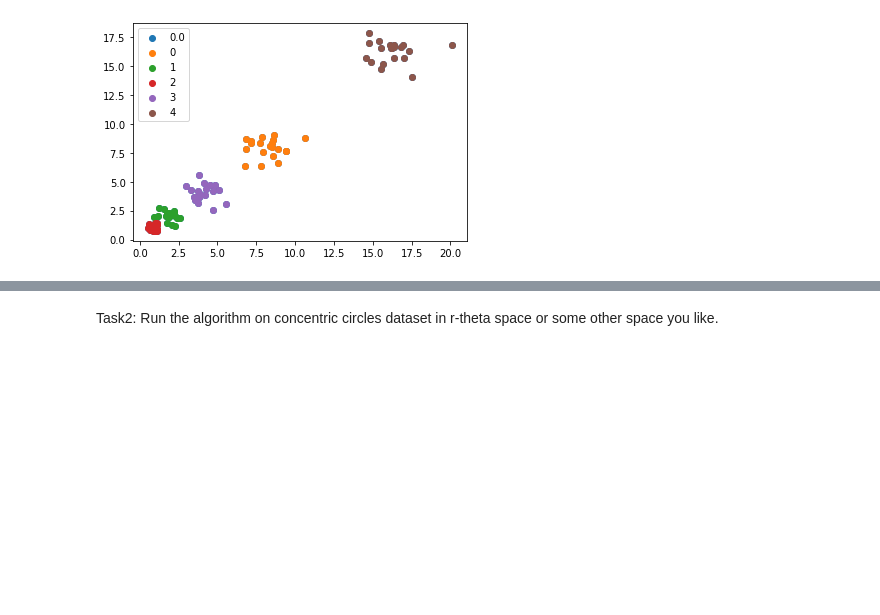
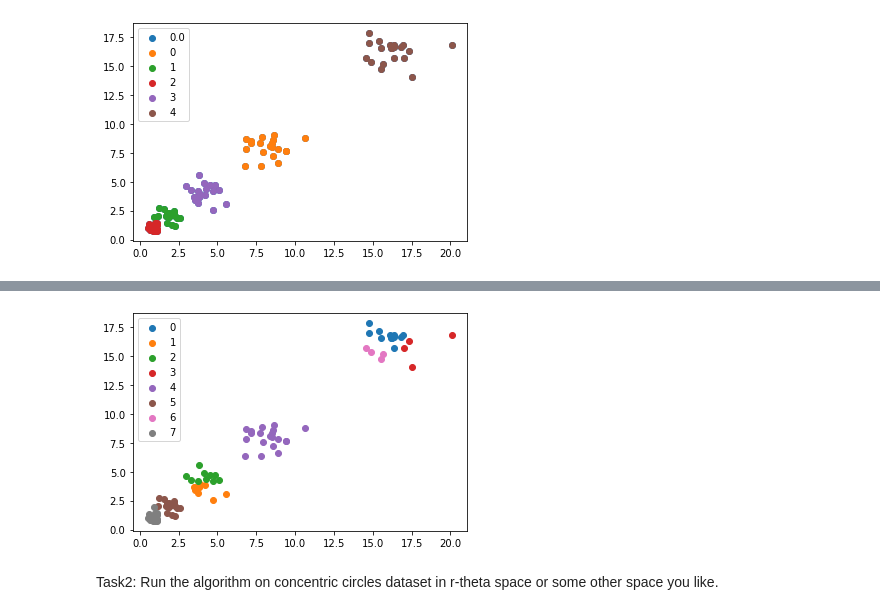
Before and after one commit to avani17101/CVIT-Workshop, a Jupyter notebook: day8/afternoon/kMeans.ipynb, the cells around one changed output, grey strips where cells are left out. Cells and saved outputs as stored; diff of their text form; code cells hidden in the pictures; blank space fills up the shorter version.

```diff
--- a/day8/afternoon/kMeans.ipynb
+++ b/day8/afternoon/kMeans.ipynb
@@ -109 +128,8 @@ plot_clusters(points, labels, show_annotation=False)
+# %%
+
+kmeans = kMeans(points,8)
+labels = kmeans.fit()
+plot_clusters(points, labels, show_annotation=False)
+# %% [output]
+[figure, added]
 # %% [markdown]
```
Also changed, not shown: parts of 13 cells of this notebook.
